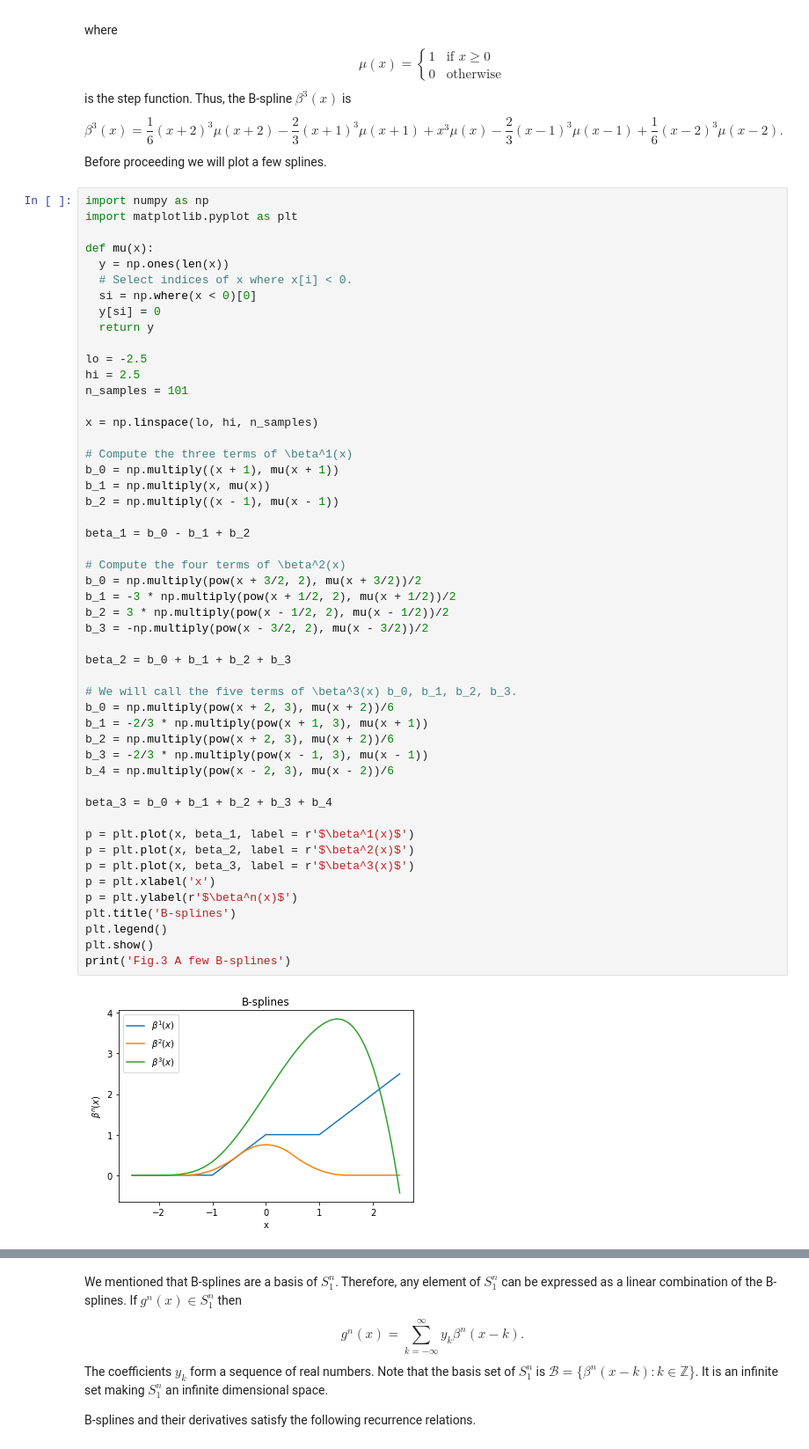
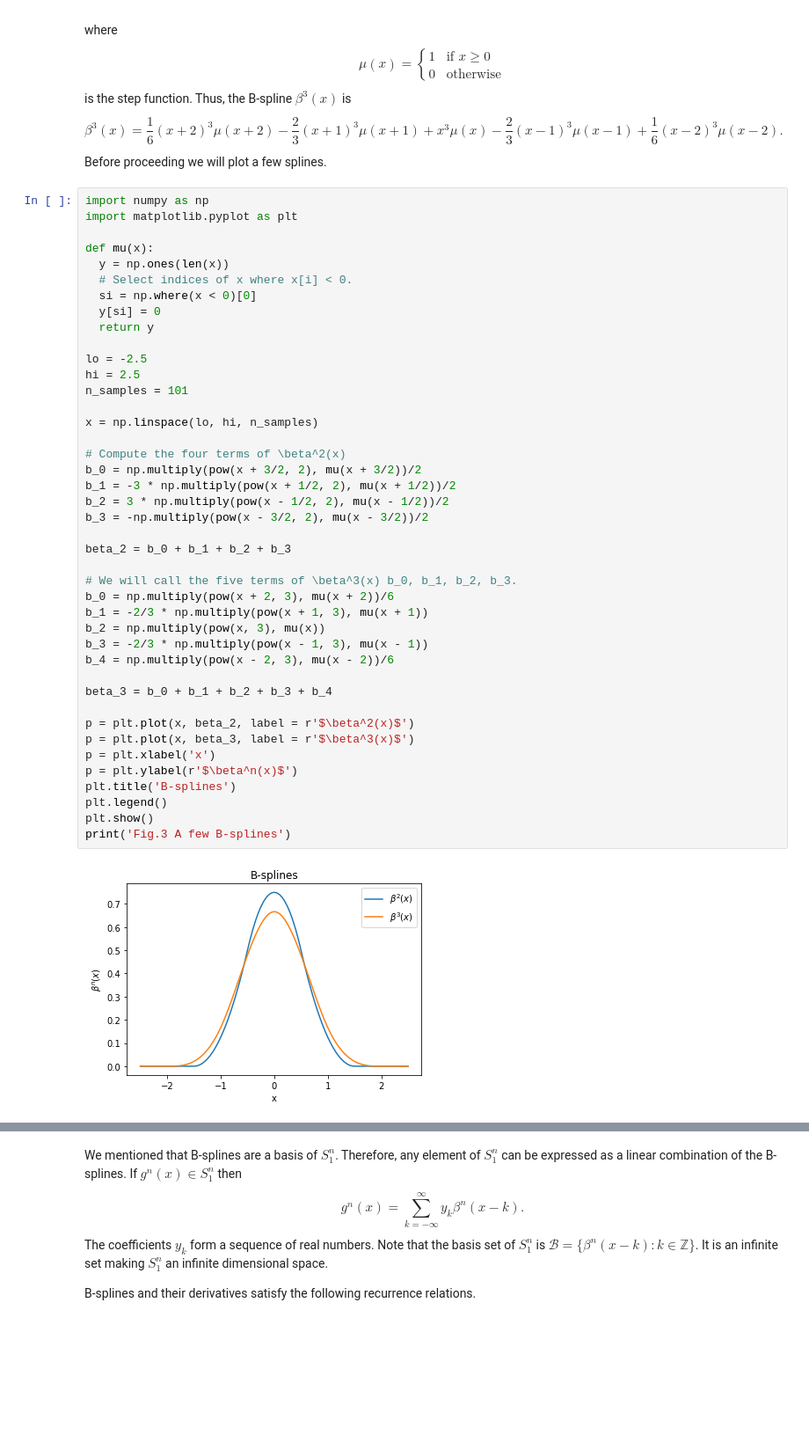
Before and after one commit to amey-joshi/am, a Jupyter notebook: p3/m2p_B01_B_ImageSplines_Version_2.ipynb, the cells around one changed output, grey strips where cells are left out. Shown at 88% size. Drawn from its saved outputs; the diff is of its cells as text; blank space fills up the shorter version.

```diff
--- a/p3/m2p_B01_B_ImageSplines_Version_2.ipynb
+++ b/p3/m2p_B01_B_ImageSplines_Version_2.ipynb
@@ -271,43 +271,35 @@ lo = -2.5
 hi = 2.5
 n_samples = 101
 
 x = np.linspace(lo, hi, n_samples)
 
-# Compute the three terms of \beta^1(x)
-b_0 = np.multiply((x + 1), mu(x + 1))
-b_1 = np.multiply(x, mu(x))
-b_2 = np.multiply((x - 1), mu(x - 1))
-
-beta_1 = b_0 - b_1 + b_2
-
 # Compute the four terms of \beta^2(x)
 b_0 = np.multiply(pow(x + 3/2, 2), mu(x + 3/2))/2
 b_1 = -3 * np.multiply(pow(x + 1/2, 2), mu(x + 1/2))/2
 b_2 = 3 * np.multiply(pow(x - 1/2, 2), mu(x - 1/2))/2
 b_3 = -np.multiply(pow(x - 3/2, 2), mu(x - 3/2))/2
 
 beta_2 = b_0 + b_1 + b_2 + b_3
 
 # We will call the five terms of \beta^3(x) b_0, b_1, b_2, b_3.
 b_0 = np.multiply(pow(x + 2, 3), mu(x + 2))/6
 b_1 = -2/3 * np.multiply(pow(x + 1, 3), mu(x + 1))
-b_2 = np.multiply(pow(x + 2, 3), mu(x + 2))/6
+b_2 = np.multiply(pow(x, 3), mu(x))
 b_3 = -2/3 * np.multiply(pow(x - 1, 3), mu(x - 1))
 b_4 = np.multiply(pow(x - 2, 3), mu(x - 2))/6
 
 beta_3 = b_0 + b_1 + b_2 + b_3 + b_4
 
-p = plt.plot(x, beta_1, label = r'$\beta^1(x)$')
 p = plt.plot(x, beta_2, label = r'$\beta^2(x)$')
 p = plt.plot(x, beta_3, label = r'$\beta^3(x)$')
 p = plt.xlabel('x')
 p = plt.ylabel(r'$\beta^n(x)$')
 plt.title('B-splines')
 plt.legend()
 plt.show()
 print('Fig.3 A few B-splines')
 # %% [output]
-[figure, old version]
+[figure, new version]
 Fig.3 A few B-splines
 # %% [markdown]
 We mentioned that B-splines are a basis of $S_1^n$. Therefore, any element of $S_1^n$ can be expressed as a linear combination of the B-splines. If $g^n(x) \in S_1^n$ then
```
Also changed, not shown: parts of 1 cell of this notebook.
